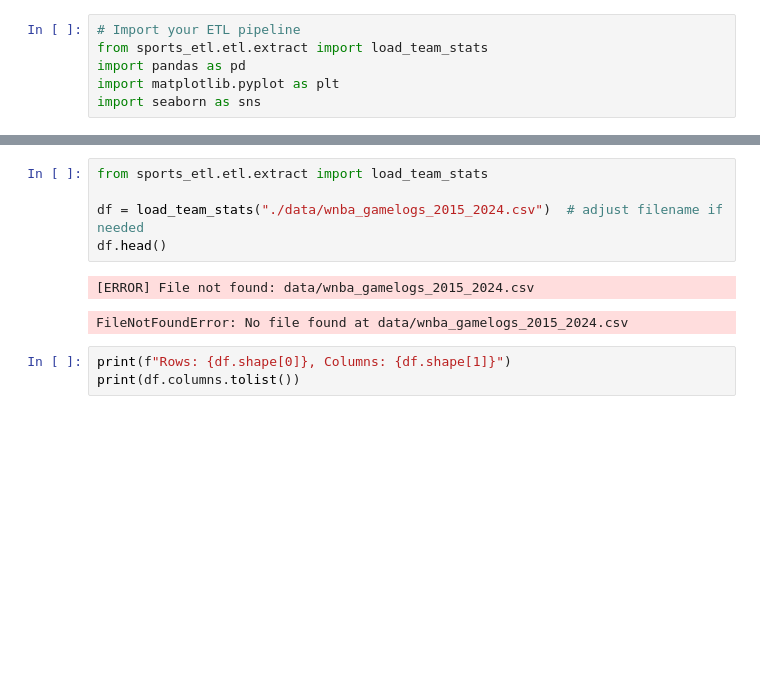
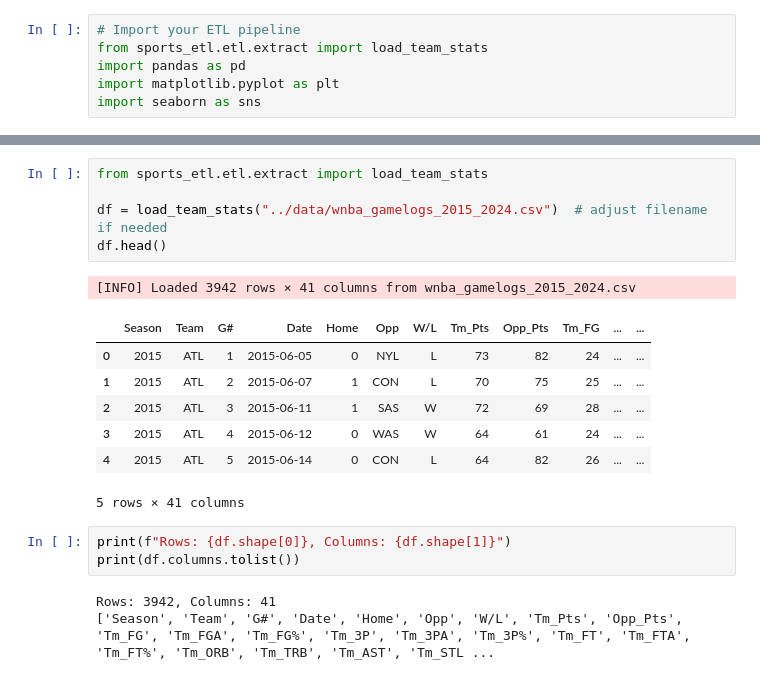
Before and after one commit to nkennebre/wnba_sports_etl, a Jupyter notebook: notebooks/wnba_etl_demo.ipynb, the cells around one changed output, grey strips where cells are left out. Cells and saved outputs as stored; diff of their text form; blank space fills up the shorter version.

```diff
--- a/notebooks/wnba_etl_demo.ipynb
+++ b/notebooks/wnba_etl_demo.ipynb
@@ -14,11 +18,20 @@ import seaborn as sns
 # %%
 from sports_etl.etl.extract import load_team_stats
 
-df = load_team_stats("./data/wnba_gamelogs_2015_2024.csv")  # adjust filename if needed
+df = load_team_stats("../data/wnba_gamelogs_2015_2024.csv")  # adjust filename if needed
 df.head()
 # %% [output]
-[ERROR] File not found: data/wnba_gamelogs_2015_2024.csv
+[INFO] Loaded 3942 rows × 41 columns from wnba_gamelogs_2015_2024.csv
+|  | Season | Team | G# | Date | Home | Opp | W/L | Tm_Pts | Opp_Pts | Tm_FG | ... | ... |
+| 0 | 2015 | ATL | 1 | 2015-06-05 | 0 | NYL | L | 73 | 82 | 24 | ... | ... |
+| 1 | 2015 | ATL | 2 | 2015-06-07 | 1 | CON | L | 70 | 75 | 25 | ... | ... |
+| 2 | 2015 | ATL | 3 | 2015-06-11 | 1 | SAS | W | 72 | 69 | 28 | ... | ... |
+| 3 | 2015 | ATL | 4 | 2015-06-12 | 0 | WAS | W | 64 | 61 | 24 | ... | ... |
+| 4 | 2015 | ATL | 5 | 2015-06-14 | 0 | CON | L | 64 | 82 | 26 | ... | ... |
-FileNotFoundError: No file found at data/wnba_gamelogs_2015_2024.csv
+5 rows × 41 columns
 # %%
 print(f"Rows: {df.shape[0]}, Columns: {df.shape[1]}")
 print(df.columns.tolist())
+# %% [output]
+Rows: 3942, Columns: 41
+['Season', 'Team', 'G#', 'Date', 'Home', 'Opp', 'W/L', 'Tm_Pts', 'Opp_Pts', 'Tm_FG', 'Tm_FGA', 'Tm_FG%', 'Tm_3P', 'Tm_3PA', 'Tm_3P%', 'Tm_FT', 'Tm_FTA', 'Tm_FT%', 'Tm_ORB', 'Tm_TRB', 'Tm_AST', 'Tm_STL ...
```
Also changed, not shown: parts of 8 cells of this notebook.
